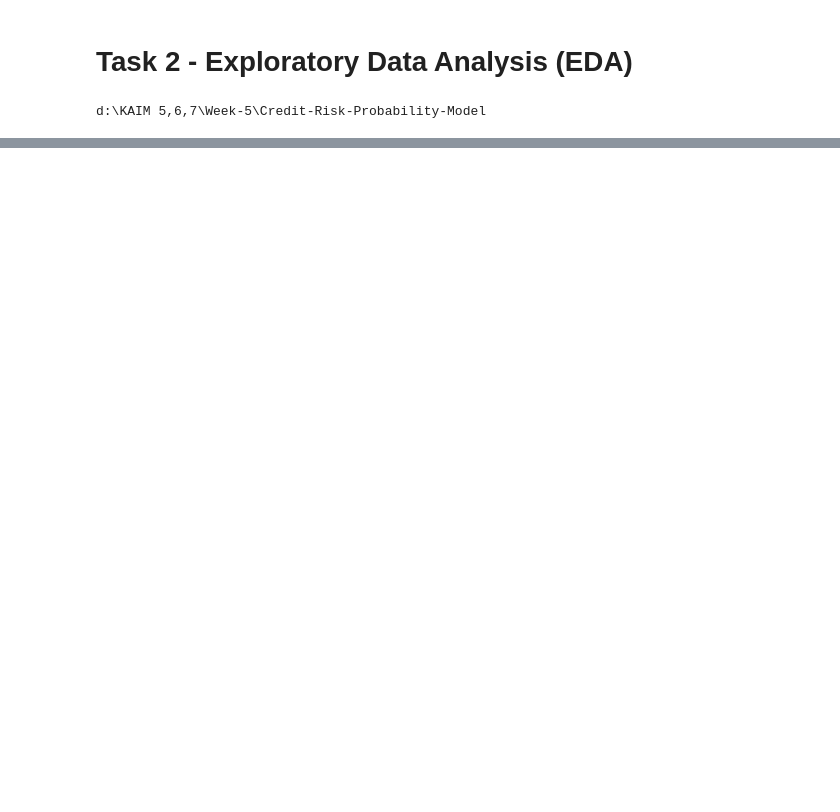
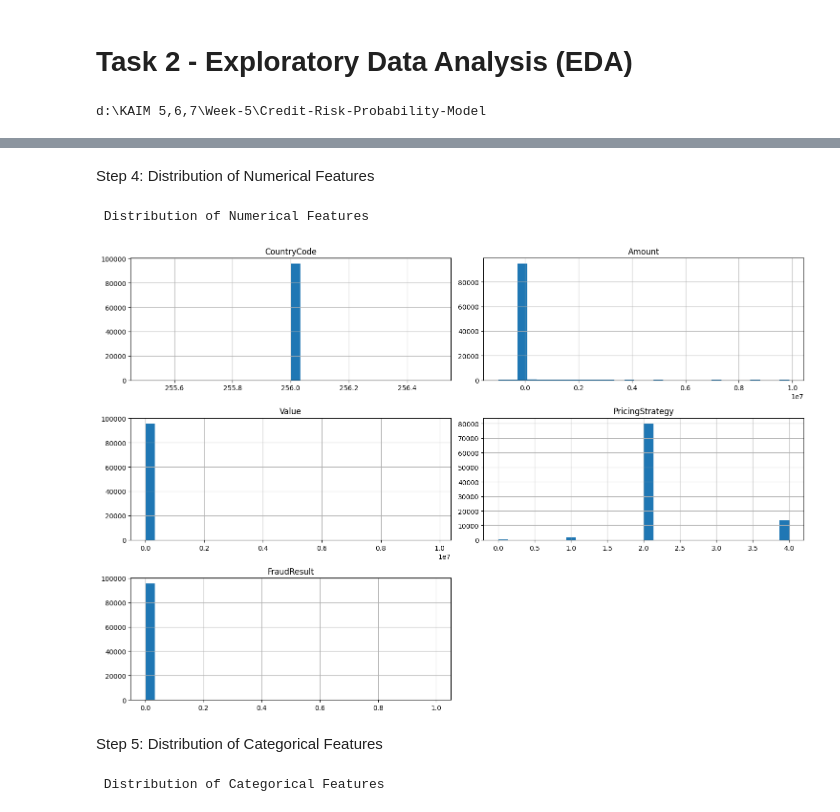
Before and after one commit to Addisu22/Credit-Risk-Probability-Model, a Jupyter notebook: notebooks/EDA.ipynb, the cells around one changed output, grey strips where cells are left out. Drawn from its saved outputs; the diff is of its cells as text; code cells hidden in the pictures; blank space fills up the shorter version.

Commit message:
Exploratory Data Analysis

```diff
--- a/notebooks/EDA.ipynb
+++ b/notebooks/EDA.ipynb
@@ -32,0 +24,9 @@ NameError: name 'df' is not defined
+# %%
+from load_data import load_dataeda, data_overview, summary_statistics, plot_numerical_distributions, plot_categorical_distributions,correlation_analysis, check_missing_values, detect_outliers  # assuming both functions are in load_data.py
+
+# Step 1: Load the dataset
+df = load_dataeda("Data/raw/data.csv")
+
+# Step 2: Overview of the data
+if df is not None:
+    data_overview(df)
@@ -32,0 +91,18 @@ NameError: name 'df' is not defined
+# %%
+# Identify column types
+num_cols = df.select_dtypes(include='number').columns.tolist()
+cat_cols = df.select_dtypes(include='object').columns.tolist()
+# %% [markdown]
+Step 4: Distribution of Numerical Features
+# %%
+# Apply EDA functions
+plot_numerical_distributions(df, num_cols)
+# %% [output]
+ Distribution of Numerical Features
+[figure, added]
+# %% [markdown]
+Step 5: Distribution of Categorical Features
+# %%
+plot_categorical_distributions(df, cat_cols)
+# %% [output]
+ Distribution of Categorical Features
```
Also changed, not shown: parts of 13 cells of this notebook.
